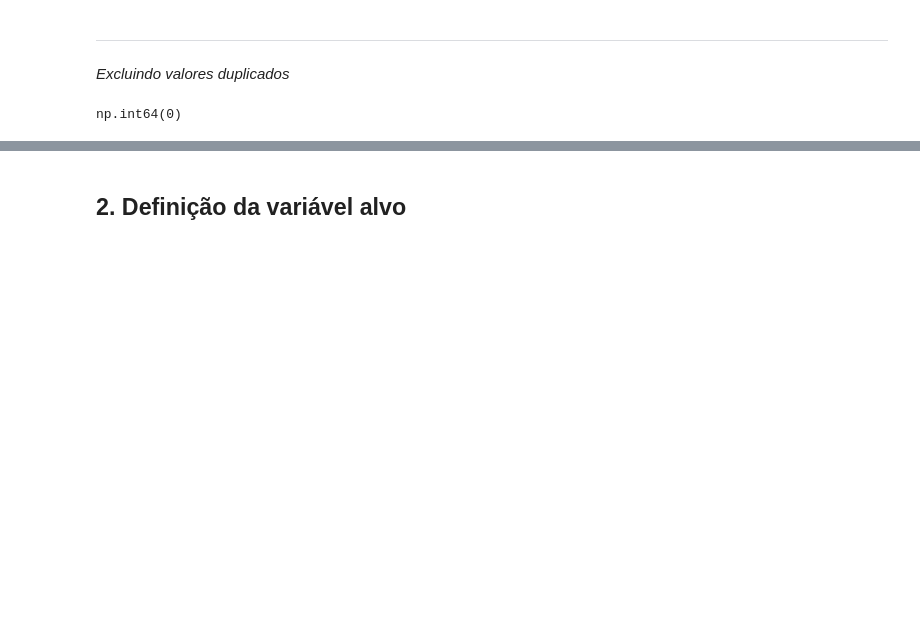
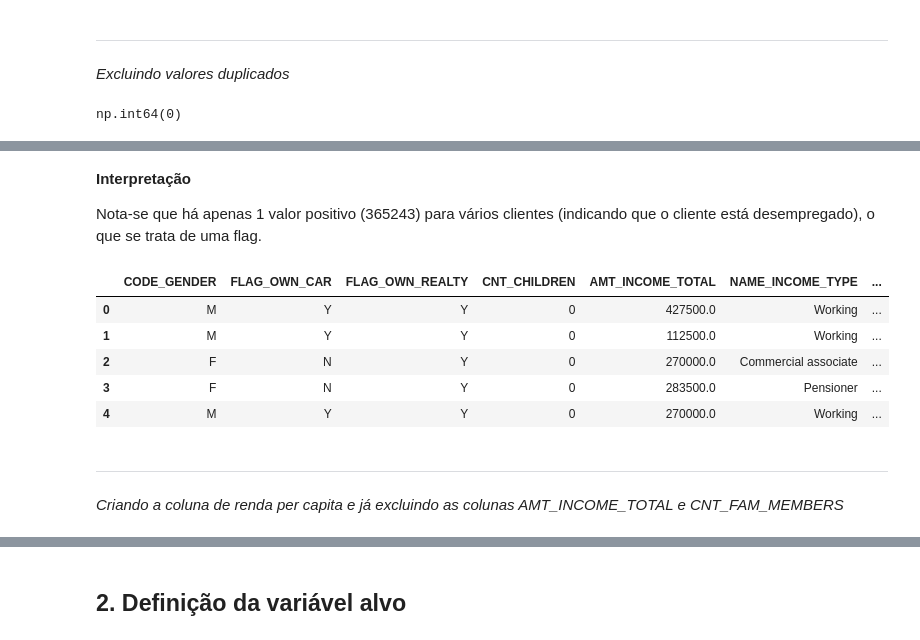
Before and after one commit to dianafismed/postech-tech-challenge-fase2, a Jupyter notebook: notebooks/02_preprocessamento.ipynb, the cells around one changed output, grey strips where cells are left out. Drawn from its saved outputs; the diff is of its cells as text; code cells hidden in the pictures; blank space fills up the shorter version.

```diff
--- a/notebooks/02_preprocessamento.ipynb
+++ b/notebooks/02_preprocessamento.ipynb
@@ -270,0 +172,27 @@ np.int64(0)
+# %% [markdown]
+**Interpretação**
+
+Nota-se que há apenas 1 valor positivo (365243) para vários clientes (indicando que o cliente está desempregado), o que se trata de uma flag.
+# %%
+# Alterando os valores positivos da coluna DAYS_EMPLOYED para 0, ou seja, não está empregado
+
+df.DAYS_EMPLOYED = df.DAYS_EMPLOYED.apply(lambda x: 0 if x > 0 else x)
+
+# Passando o valor de dias para anos, e transformando em inteiro
+df.DAYS_EMPLOYED = (df.DAYS_EMPLOYED / -365).astype('int64')
+
+# Renomeando a coluna DAYS_EMPLOYED para YEARS_EMPLOYED
+df.rename(columns={'DAYS_EMPLOYED': 'YEARS_EMPLOYED'}, inplace=True)
+
+df.head()
+# %% [output]
+|  | CODE_GENDER | FLAG_OWN_CAR | FLAG_OWN_REALTY | CNT_CHILDREN | AMT_INCOME_TOTAL | NAME_INCOME_TYPE | ... |
+| 0 | M | Y | Y | 0 | 427500.0 | Working | ... |
+| 1 | M | Y | Y | 0 | 112500.0 | Working | ... |
+| 2 | F | N | Y | 0 | 270000.0 | Commercial associate | ... |
+| 3 | F | N | Y | 0 | 283500.0 | Pensioner | ... |
+| 4 | M | Y | Y | 0 | 270000.0 | Working | ... |
+# %% [markdown]
+---
+
+*Criando a coluna de renda per capita e já excluindo as colunas AMT_INCOME_TOTAL e CNT_FAM_MEMBERS*
```
Also changed, not shown: parts of 52 cells of this notebook, 2 other files.
